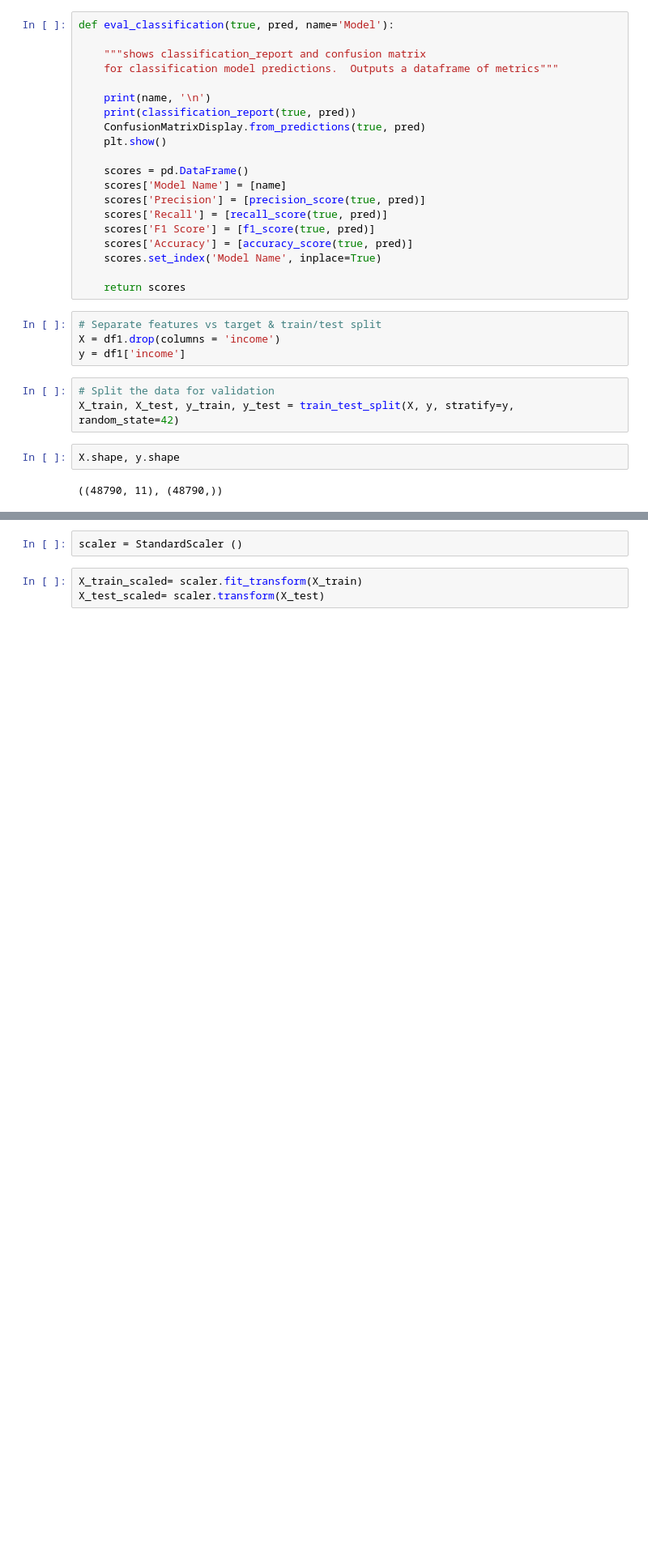
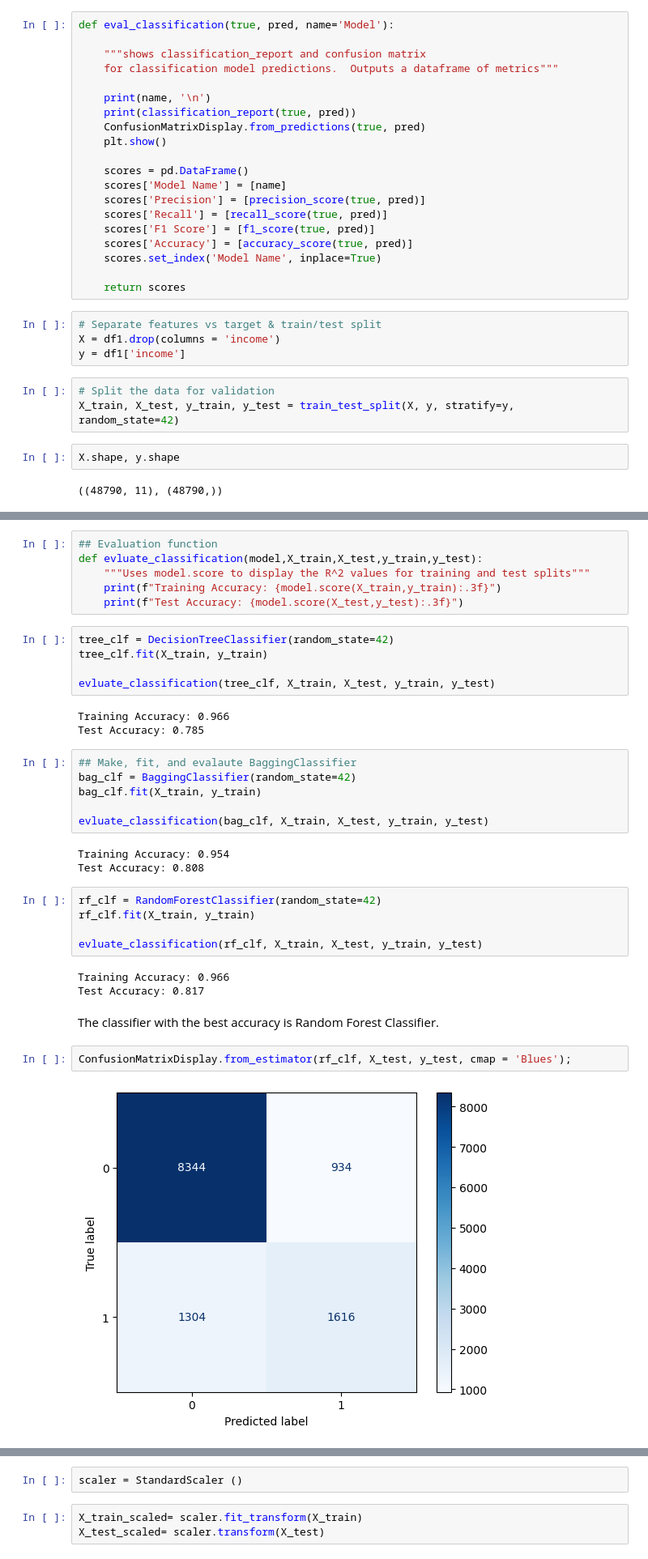
Before and after one commit to kleintjesk/Adult-Income, a Jupyter notebook: Project_2_Part_4(Core)_Kleintjes.ipynb, the cells around one changed output, grey strips where cells are left out. Shown at 81% size. Cells and saved outputs as stored; diff of their text form; blank space fills up the shorter version.

```diff
--- a/Project_2_Part_4(Core)_Kleintjes.ipynb
+++ b/Project_2_Part_4(Core)_Kleintjes.ipynb
@@ -528,0 +534,37 @@ X.shape, y.shape
+# %%
+## Evaluation function
+def evluate_classification(model,X_train,X_test,y_train,y_test):
+    """Uses model.score to display the R^2 values for training and test splits"""
+    print(f"Training Accuracy: {model.score(X_train,y_train):.3f}")
+    print(f"Test Accuracy: {model.score(X_test,y_test):.3f}")
+# %%
+tree_clf = DecisionTreeClassifier(random_state=42)
+tree_clf.fit(X_train, y_train)
+
+evluate_classification(tree_clf, X_train, X_test, y_train, y_test)
+# %% [output]
+Training Accuracy: 0.966
+Test Accuracy: 0.785
+# %%
+## Make, fit, and evalaute BaggingClassifier
+bag_clf = BaggingClassifier(random_state=42)
+bag_clf.fit(X_train, y_train)
+
+evluate_classification(bag_clf, X_train, X_test, y_train, y_test)
+# %% [output]
+Training Accuracy: 0.954
+Test Accuracy: 0.808
+# %%
+rf_clf = RandomForestClassifier(random_state=42)
+rf_clf.fit(X_train, y_train)
+
+evluate_classification(rf_clf, X_train, X_test, y_train, y_test)
+# %% [output]
+Training Accuracy: 0.966
+Test Accuracy: 0.817
+# %% [markdown]
+The classifier with the best accuracy is Random Forest Classifier.
+# %%
+ConfusionMatrixDisplay.from_estimator(rf_clf, X_test, y_test, cmap = 'Blues');
+# %% [output]
+[figure, added]
```
Also changed, not shown: parts of 13 cells of this notebook.
